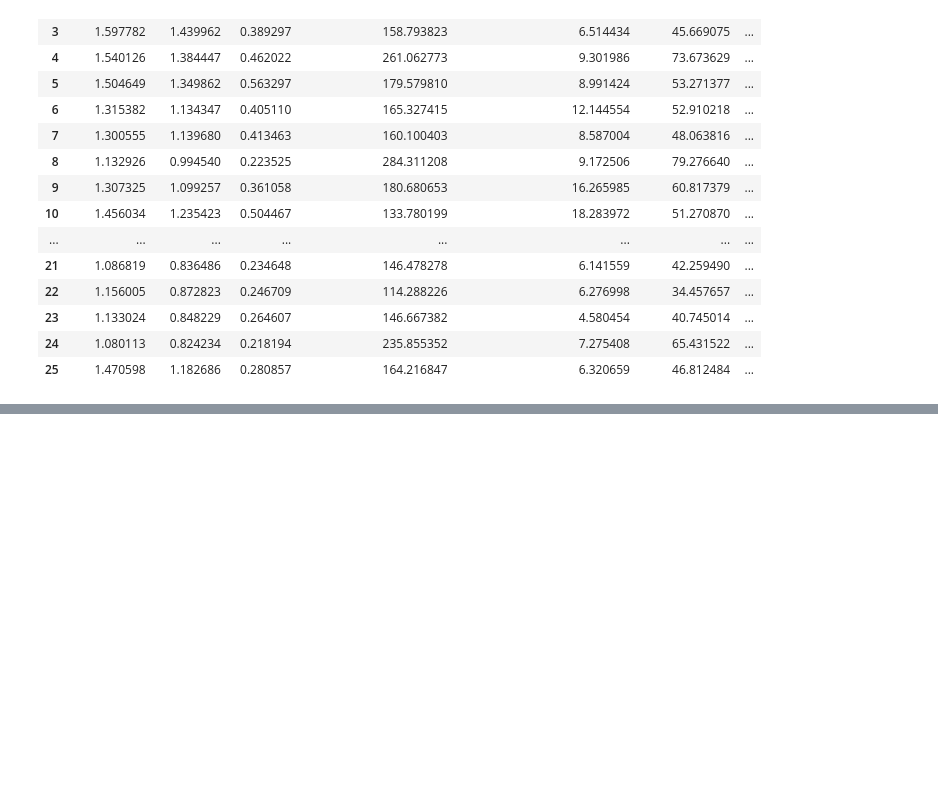
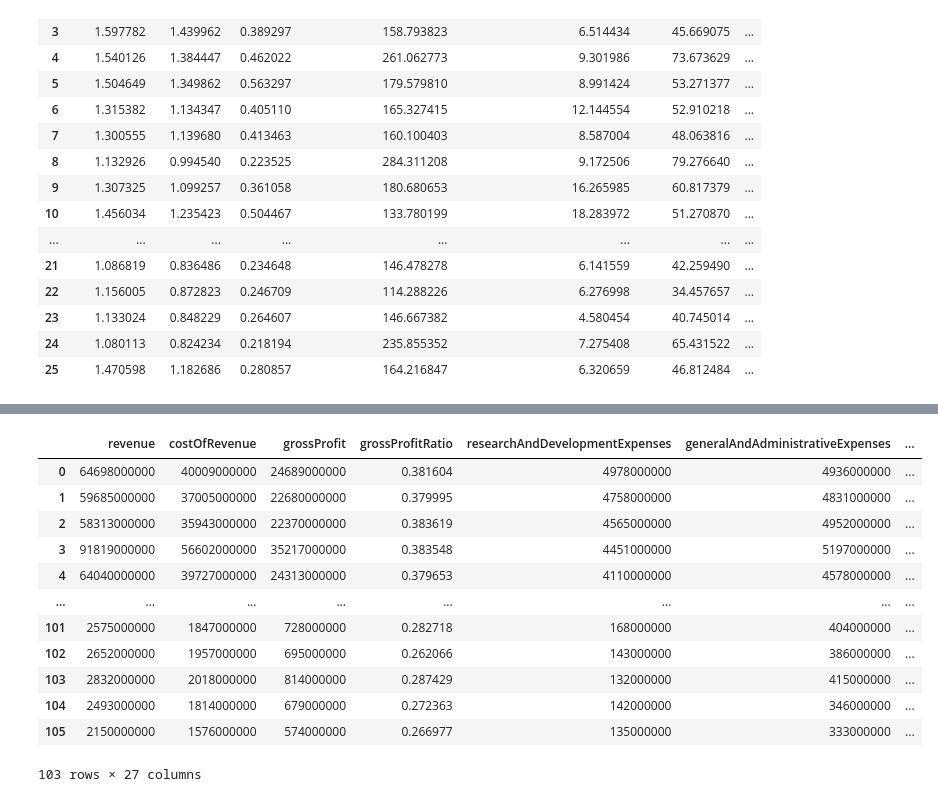
Before and after one commit to doppio-ristretto/Stocks, a Jupyter notebook: data.ipynb, the cells around one changed output, grey strips where cells are left out. Saved outputs shown, nothing was run; the diff lists cells and outputs as text; code cells hidden in the pictures; blank space fills up the shorter version.

```diff
--- a/data.ipynb
+++ b/data.ipynb
@@ -406,0 +407,32 @@ merge_df3
+# %%
+income_df = pd.DataFrame(income)
+
+income_df = income_df.dropna()
+income_df["year"] = pd.DatetimeIndex(income_df['date']).year
+income_df = income_df.astype({'year': 'int64'})
+income_df.loc[(pd.DatetimeIndex(income_df['date']).month == 1)|(pd.DatetimeIndex(income_df['date']).month == 2)|(pd.DatetimeIndex(income_df['date']).month == 3), 'quarter'] = '1Q'
+income_df.loc[(pd.DatetimeIndex(income_df['date']).month == 4)|(pd.DatetimeIndex(income_df['date']).month == 5)|(pd.DatetimeIndex(income_df['date']).month == 6), 'quarter'] = '2Q'
+income_df.loc[(pd.DatetimeIndex(income_df['date']).month == 7)|(pd.DatetimeIndex(income_df['date']).month == 8)|(pd.DatetimeIndex(income_df['date']).month == 9), 'quarter'] = '3Q'
+income_df.loc[(pd.DatetimeIndex(income_df['date']).month == 10)|(pd.DatetimeIndex(income_df['date']).month == 11)|(pd.DatetimeIndex(income_df['date']).month == 12), 'quarter'] = '4Q'
+
+income_df["yq"] = income_df["year"].map(str) + "." + income_df["quarter"].map(str)
+
+
+income_df = income_df.drop(["symbol" , "fillingDate", "acceptedDate", "date", "period", "year", "quarter", "link", "finalLink"], axis = 1)
+income_df = income_df.dropna()
+
+income_df
+# %% [output]
+|  | revenue | costOfRevenue | grossProfit | grossProfitRatio | researchAndDevelopmentExpenses | generalAndAdministrativeExpenses | ... |
+| 0 | 64698000000 | 40009000000 | 24689000000 | 0.381604 | 4978000000 | 4936000000 | ... |
+| 1 | 59685000000 | 37005000000 | 22680000000 | 0.379995 | 4758000000 | 4831000000 | ... |
+| 2 | 58313000000 | 35943000000 | 22370000000 | 0.383619 | 4565000000 | 4952000000 | ... |
+| 3 | 91819000000 | 56602000000 | 35217000000 | 0.383548 | 4451000000 | 5197000000 | ... |
+| 4 | 64040000000 | 39727000000 | 24313000000 | 0.379653 | 4110000000 | 4578000000 | ... |
+| ... | ... | ... | ... | ... | ... | ... | ... |
+| 101 | 2575000000 | 1847000000 | 728000000 | 0.282718 | 168000000 | 404000000 | ... |
+| 102 | 2652000000 | 1957000000 | 695000000 | 0.262066 | 143000000 | 386000000 | ... |
+| 103 | 2832000000 | 2018000000 | 814000000 | 0.287429 | 132000000 | 415000000 | ... |
+| 104 | 2493000000 | 1814000000 | 679000000 | 0.272363 | 142000000 | 346000000 | ... |
+| 105 | 2150000000 | 1576000000 | 574000000 | 0.266977 | 135000000 | 333000000 | ... |
+103 rows × 27 columns
```
Also changed, not shown: parts of 7 cells of this notebook.
